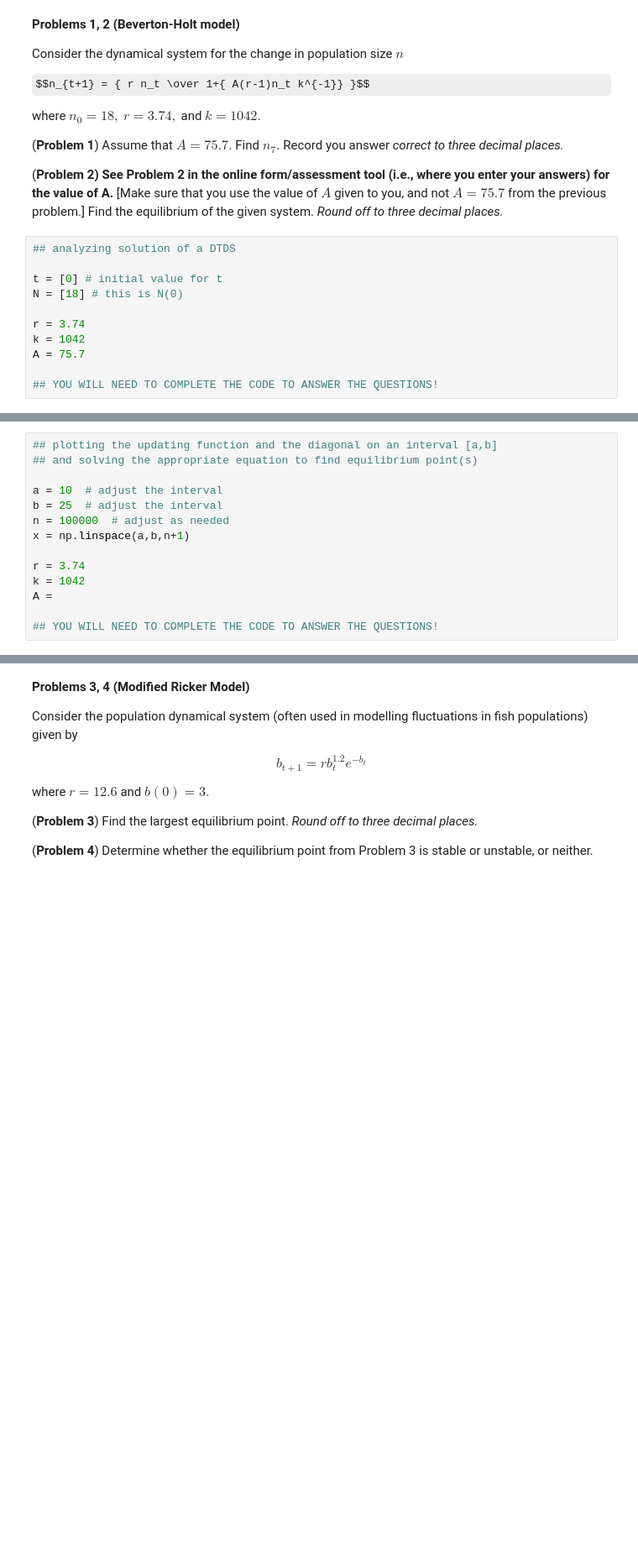
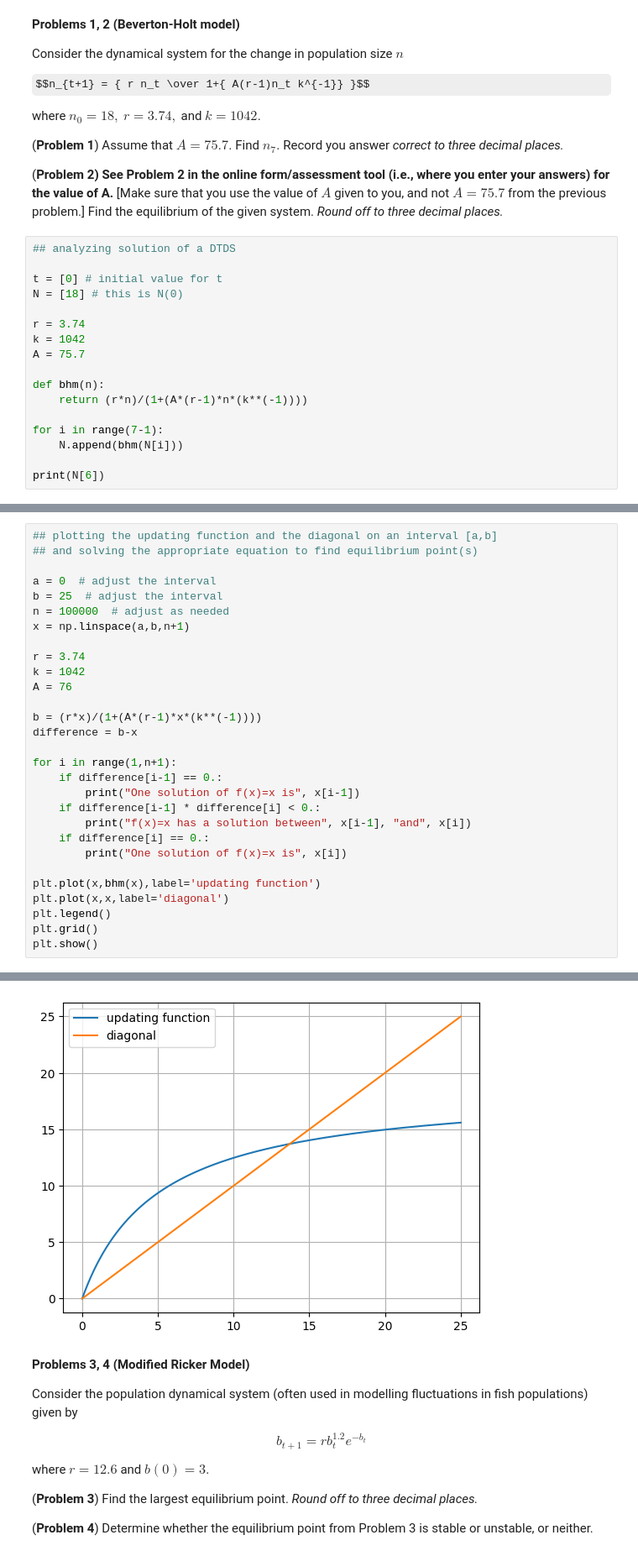
Before and after one commit to skrtis/RP2, a Jupyter notebook: Lab2_iSci_fall2022.ipynb, the cells around one changed output, grey strips where cells are left out. Shown: that part at 84% size. Cells and saved outputs as stored; diff of their text form; some formulas as TeX source; blank space fills up the shorter version.

```diff
--- a/Lab2_iSci_fall2022.ipynb
+++ b/Lab2_iSci_fall2022.ipynb
@@ -145,4 +145,10 @@ r = 3.74
 k = 1042
 A = 75.7
 
-## YOU WILL NEED TO COMPLETE THE CODE TO ANSWER THE QUESTIONS!
+def bhm(n):
+    return (r*n)/(1+(A*(r-1)*n*(k**(-1))))
+
+for i in range(7-1):
+    N.append(bhm(N[i]))
+
+print(N[6])
@@ -150,13 +158,29 @@ A = 75.7
 ## plotting the updating function and the diagonal on an interval [a,b]
 ## and solving the appropriate equation to find equilibrium point(s)
 
-a = 10  # adjust the interval
+a = 0  # adjust the interval
 b = 25  # adjust the interval
 n = 100000  # adjust as needed
 x = np.linspace(a,b,n+1)
 
 r = 3.74
 k = 1042
-A =
+A = 76
 
-## YOU WILL NEED TO COMPLETE THE CODE TO ANSWER THE QUESTIONS!
+b = (r*x)/(1+(A*(r-1)*x*(k**(-1))))
+difference = b-x
+
+for i in range(1,n+1):
+    if difference[i-1] == 0.:
+        print("One solution of f(x)=x is", x[i-1])
+    if difference[i-1] * difference[i] < 0.:
+        print("f(x)=x has a solution between", x[i-1], "and", x[i])
+    if difference[i] == 0.:
+        print("One solution of f(x)=x is", x[i])
+
+plt.plot(x,bhm(x),label='updating function')
+plt.plot(x,x,label='diagonal')
+plt.legend()
+plt.grid()
+plt.show()
+# %% [output]
@@ -163,3 +189,4 @@ A =
+[figure, added]
 # %% [markdown]
 <b>Problems 3, 4 (Modified Ricker Model)</b>
 
```
Also changed, not shown: parts of 8 cells of this notebook.
